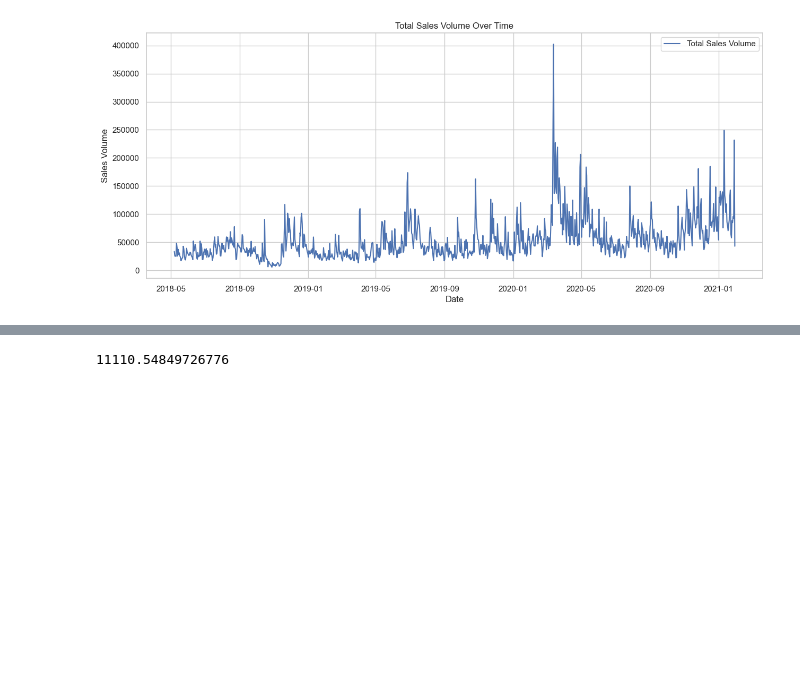
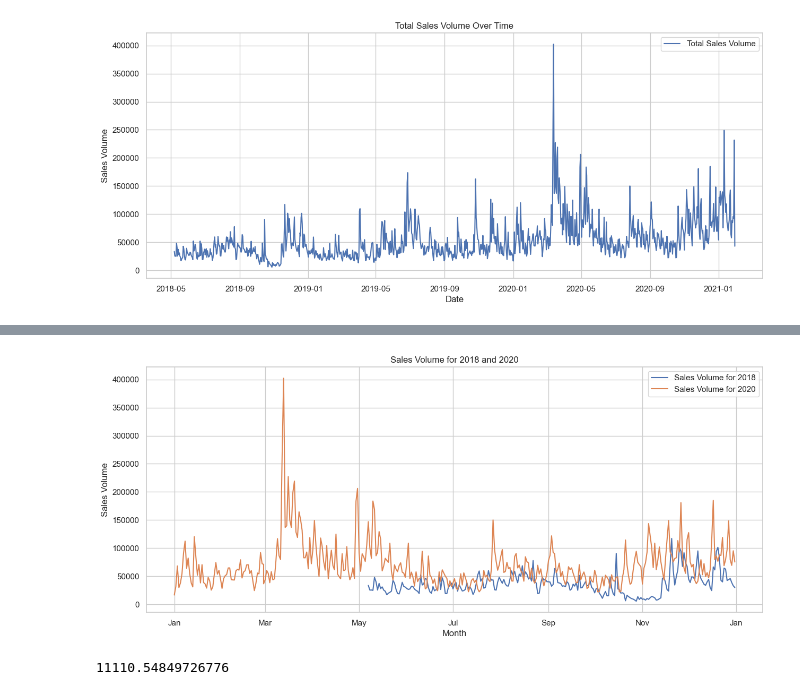
Before and after one commit to Alzex/py-labs, a Jupyter notebook: lab5/lab.ipynb, the cells around one changed output, grey strips where cells are left out. Cells and saved outputs as stored; diff of their text form; code cells hidden in the pictures; blank space fills up the shorter version.

```diff
--- a/lab5/lab.ipynb
+++ b/lab5/lab.ipynb
@@ -84,2 +81,21 @@ plt.show()
+# %%
+import matplotlib.dates as md
+
+period_2018 = data.loc['2018']
+
+period_2020_s = period_2020.index - pd.DateOffset(years=2)
+
+
+plt.figure(figsize=(15, 6))
+plt.gca().xaxis.set_major_formatter(md.DateFormatter('%b'))
+plt.plot(period_2018.index, period_2018['volume'], label='Sales Volume for 2018')
+plt.plot(period_2020_s, period_2020['volume'], label='Sales Volume for 2020')
+plt.xlabel('Month')
+plt.ylabel('Sales Volume')
+plt.title('Sales Volume for 2018 and 2020')
+plt.legend()
+plt.show()
+# %% [output]
+[figure, added]
 # %%
 # Calculate the average closing price in USD for the year 2020
```
Also changed, not shown: parts of 9 cells of this notebook.
